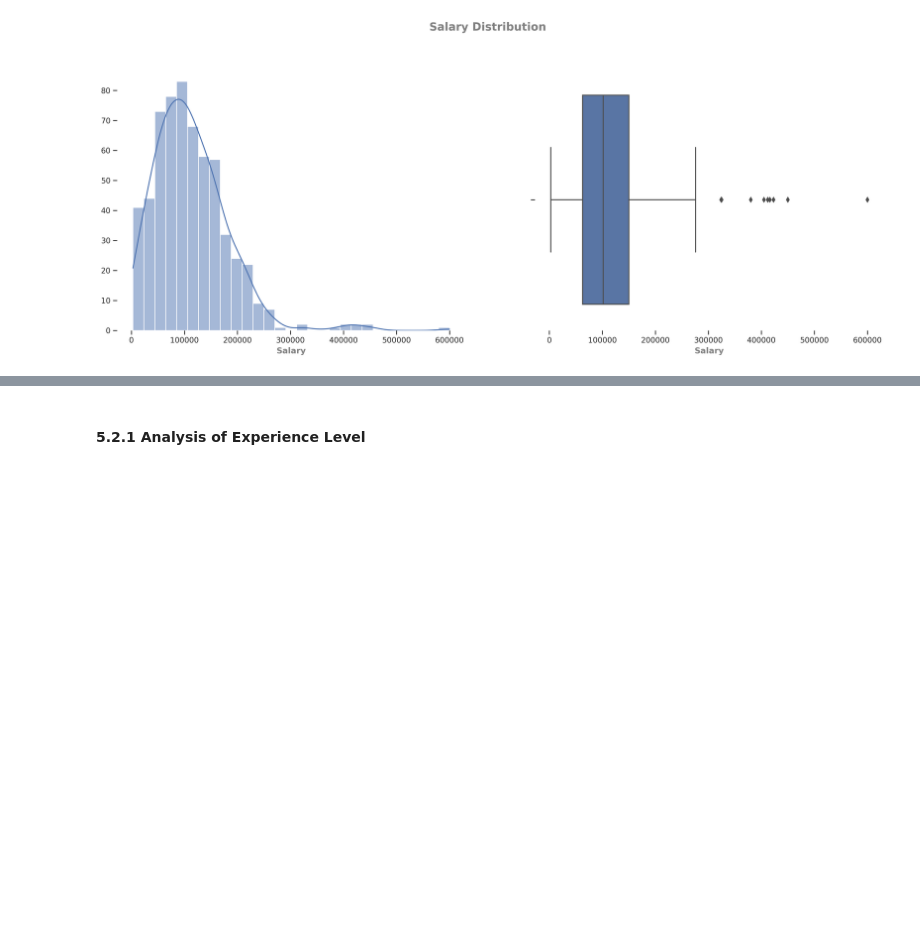
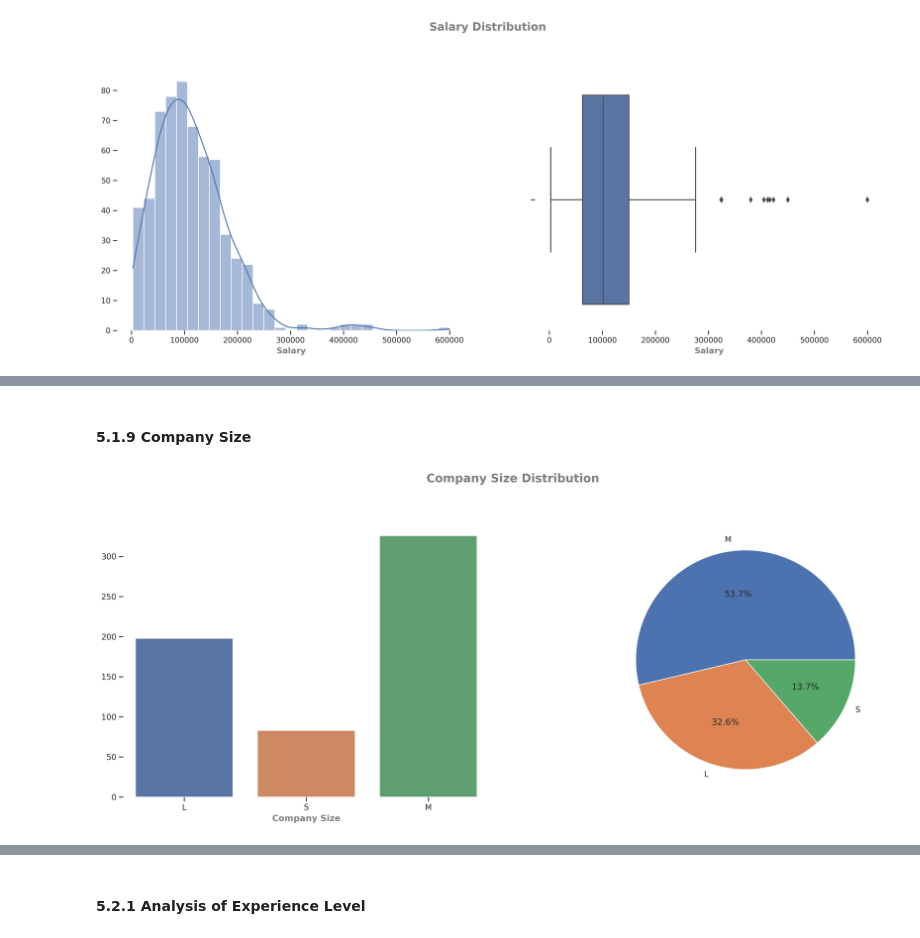
Before and after one commit to sahinozan/Data-Science-Job-Salaries, a Jupyter notebook: project.ipynb, the cells around one changed output, grey strips where cells are left out. Drawn from its saved outputs; the diff is of its cells as text; code cells hidden in the pictures; blank space fills up the shorter version.

```diff
--- a/project.ipynb
+++ b/project.ipynb
@@ -218,0 +271,6 @@ univariate_numerical_plot(x="salary", xlabel="Salary")
+# %% [markdown]
+#### 5.1.9 Company Size
+# %%
+univariate_multi_plot(x="company_size", xlabel="Company Size")
+# %% [output]
+[figure, added]
```
Also changed, not shown: parts of 17 cells of this notebook.
